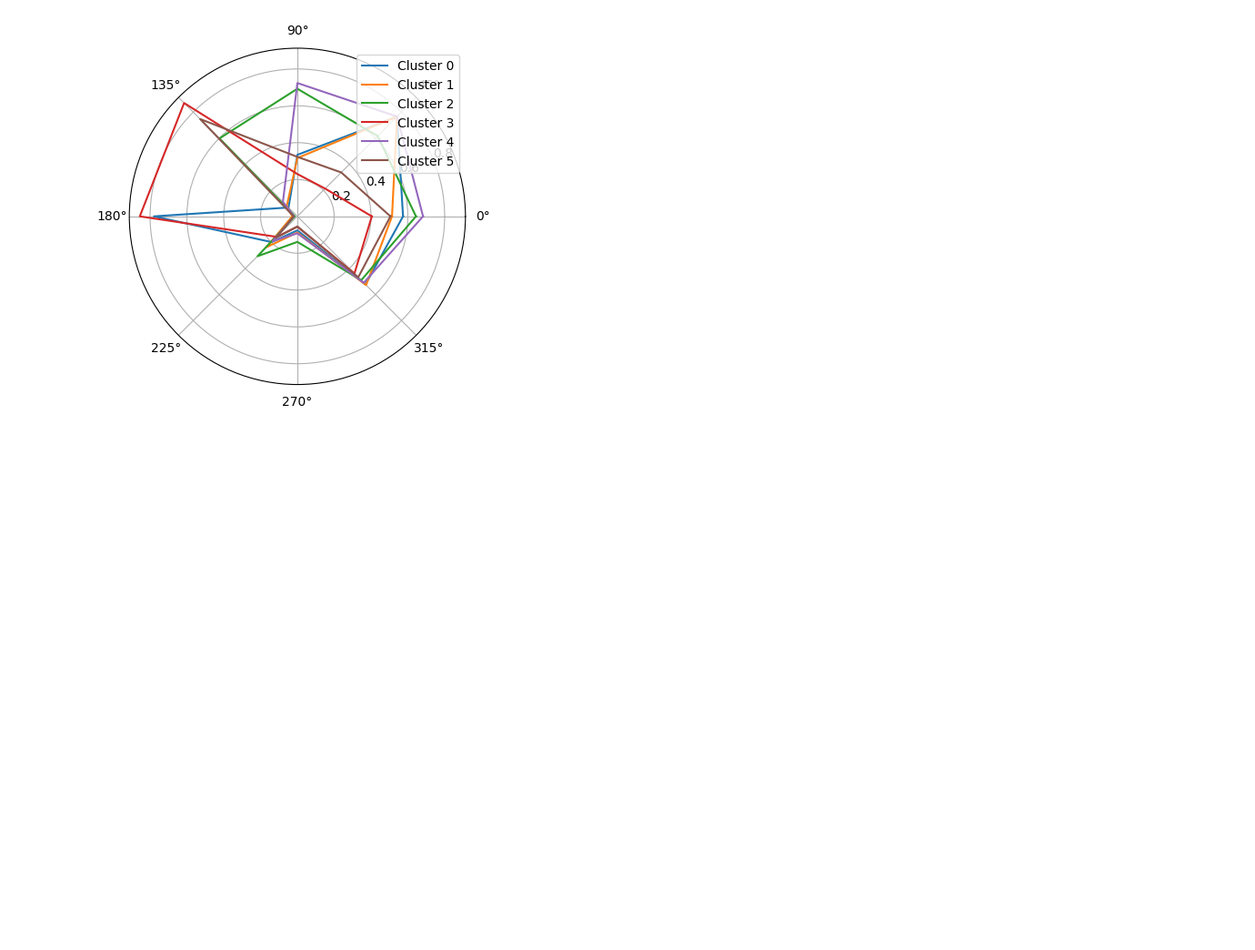
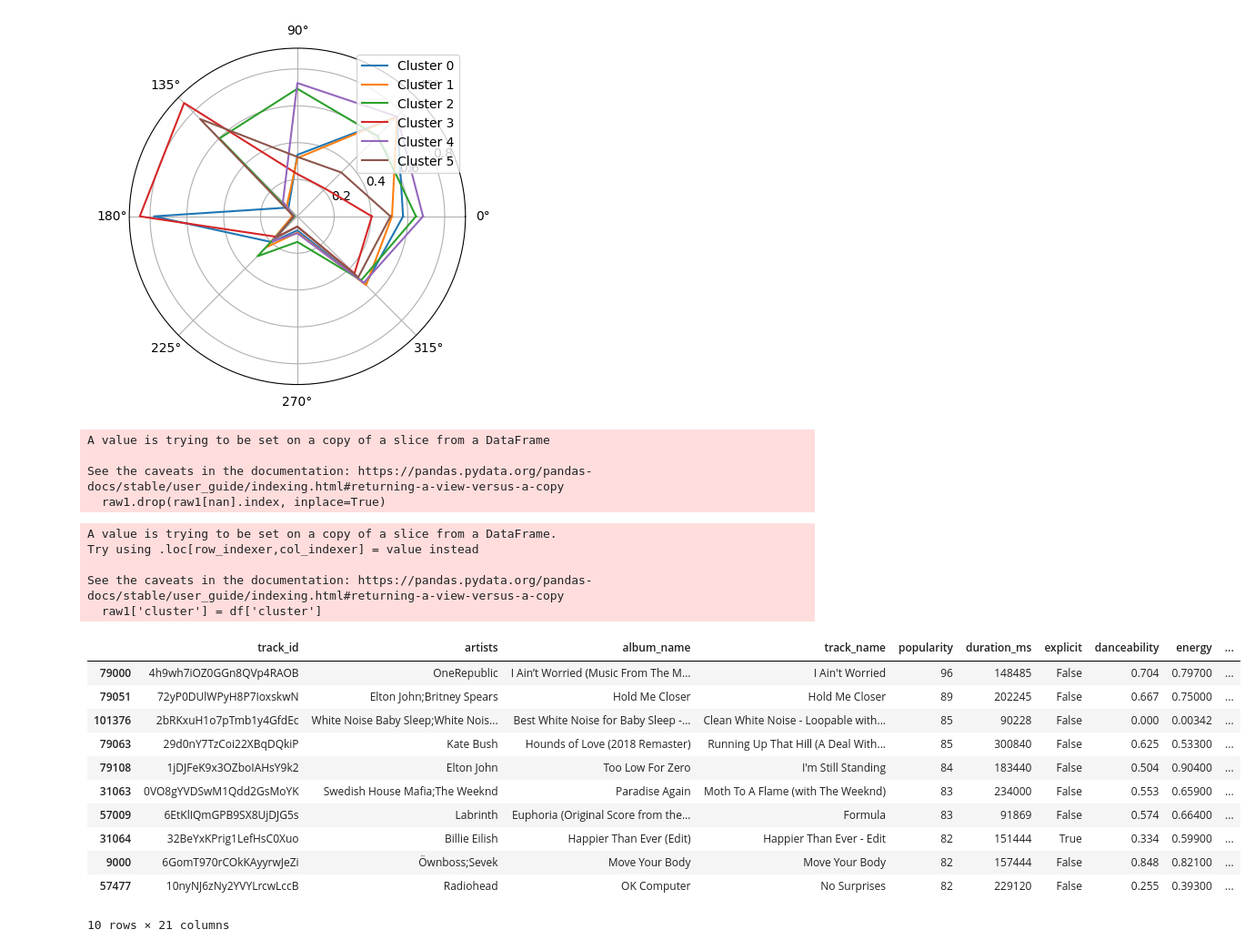
Before and after one commit to elena563/spotitype, a Jupyter notebook: backend/notebook/ca.ipynb, the cells around one changed output. Shown at 91% size. Saved outputs shown, nothing was run; the diff lists cells and outputs as text; code cells hidden in the pictures; blank space fills up the shorter version.

```diff
--- a/backend/notebook/ca.ipynb
+++ b/backend/notebook/ca.ipynb
@@ -26,3 +26,40 @@ plt.legend(loc='upper right')
 plt.show()
 # %% [output]
 [figure]
+# %%
+raw = pd.read_csv('../data/dataset.csv')
+raw = raw.drop(columns=['Unnamed: 0'])
+# %%
+raw[raw.duplicated(keep=False)]
+raw1 = raw.drop_duplicates()
+nan = raw1.isnull().any(axis=1) #1
+raw1[nan]
+raw1.drop(raw1[nan].index, inplace=True)
+# %% [output]
+A value is trying to be set on a copy of a slice from a DataFrame
+
+See the caveats in the documentation: https://pandas.pydata.org/pandas-docs/stable/user_guide/indexing.html#returning-a-view-versus-a-copy
+  raw1.drop(raw1[nan].index, inplace=True)
+# %%
+raw1['cluster'] = df['cluster']
+# %% [output]
+A value is trying to be set on a copy of a slice from a DataFrame.
+Try using .loc[row_indexer,col_indexer] = value instead
+
+See the caveats in the documentation: https://pandas.pydata.org/pandas-docs/stable/user_guide/indexing.html#returning-a-view-versus-a-copy
+  raw1['cluster'] = df['cluster']
+# %%
+raw1[raw1['cluster'] == 3].sort_values('popularity', ascending=False).head(10)
+# %% [output]
+|  | track_id | artists | album_name | track_name | popularity | duration_ms | explicit | danceability | energy | ... |
+| 79000 | 4h9wh7iOZ0GGn8QVp4RAOB | OneRepublic | I Ain’t Worried (Music From The M... | I Ain't Worried | 96 | 148485 | False | 0.704 | 0.79700 | ... |
+| 79051 | 72yP0DUlWPyH8P7IoxskwN | Elton John;Britney Spears | Hold Me Closer | Hold Me Closer | 89 | 202245 | False | 0.667 | 0.75000 | ... |
+| 101376 | 2bRKxuH1o7pTmb1y4GfdEc | White Noise Baby Sleep;White Nois... | Best White Noise for Baby Sleep -... | Clean White Noise - Loopable with... | 85 | 90228 | False | 0.000 | 0.00342 | ... |
+| 79063 | 29d0nY7TzCoi22XBqDQkiP | Kate Bush | Hounds of Love (2018 Remaster) | Running Up That Hill (A Deal With... | 85 | 300840 | False | 0.625 | 0.53300 | ... |
+| 79108 | 1jDJFeK9x3OZboIAHsY9k2 | Elton John | Too Low For Zero | I'm Still Standing | 84 | 183440 | False | 0.504 | 0.90400 | ... |
+| 31063 | 0VO8gYVDSwM1Qdd2GsMoYK | Swedish House Mafia;The Weeknd | Paradise Again | Moth To A Flame (with The Weeknd) | 83 | 234000 | False | 0.553 | 0.65900 | ... |
+| 57009 | 6EtKlIQmGPB9SX8UjDJG5s | Labrinth | Euphoria (Original Score from the... | Formula | 83 | 91869 | False | 0.574 | 0.66400 | ... |
+| 31064 | 32BeYxKPrig1LefHsC0Xuo | Billie Eilish | Happier Than Ever (Edit) | Happier Than Ever - Edit | 82 | 151444 | True | 0.334 | 0.59900 | ... |
+| 9000 | 6GomT970rCOkKAyyrwJeZi | Öwnboss;Sevek | Move Your Body | Move Your Body | 82 | 157444 | False | 0.848 | 0.82100 | ... |
+| 57477 | 10nyNJ6zNy2YVYLrcwLccB | Radiohead | OK Computer | No Surprises | 82 | 229120 | False | 0.255 | 0.39300 | ... |
+10 rows × 21 columns
```
Also changed, not shown: 12 other files.
